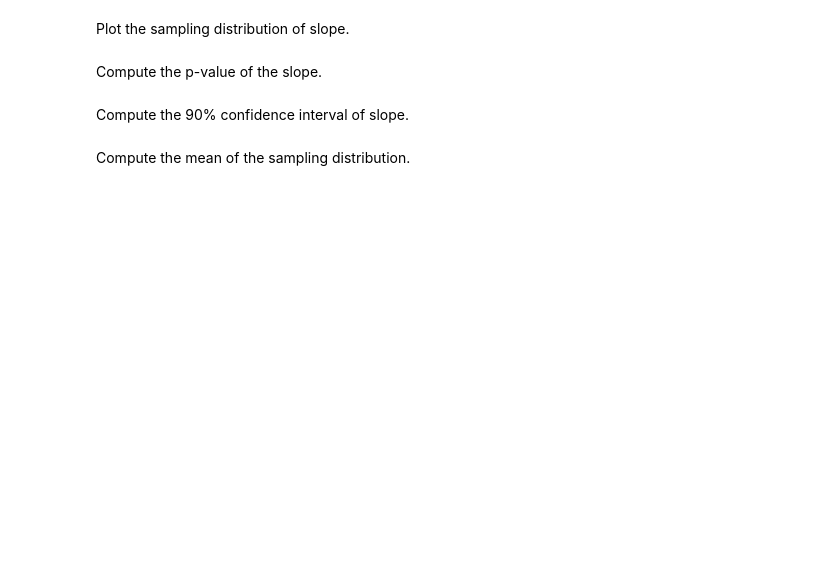
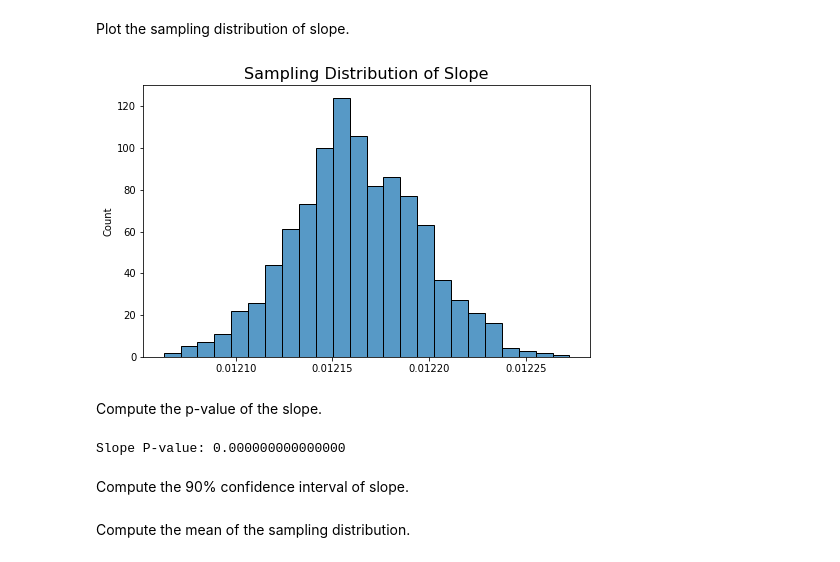
Before and after one commit to Morgan-Sell/ThinkStats2, a Jupyter notebook: code/chap10ex.ipynb, the cells around one changed output. Cells and saved outputs as stored; diff of their text form; code cells hidden in the pictures; blank space fills up the shorter version.

```diff
--- a/code/chap10ex.ipynb
+++ b/code/chap10ex.ipynb
@@ -590,0 +597,15 @@ Use resampling to compute sampling distributions for inter and slope.
+# %%
+# Solution goes here
+num_obs_per_sample = len(df)
+num_samples = 1000
+estimates = []
+
+for _ in range(num_samples):
+    indices = np.random.choice(df.index, num_obs_per_sample, replace=True)
+    sample = df.loc[indices]
+    log_weights_tmp = np.log(sample.wtkg2)
+    heights_tmp = sample.htm3
+    model_est = LeastSquares(heights_tmp, log_weights_tmp)
+    estimates.append(model_est)
+
+sampling_inters, sampling_slopes = zip(*estimates)
@@ -595,2 +616,10 @@ Plot the sampling distribution of slope.
+# %%
+# Solution goes here
+fig, ax = plt.subplots(figsize=(8,5))
+
+sns.histplot(sampling_slopes, ax=ax)
+ax.set_title("Sampling Distribution of Slope", fontsize=16);
+# %% [output]
+[figure, added]
 # %% [markdown]
 Compute the p-value of the slope.
@@ -599,3 +626,9 @@ Compute the p-value of the slope.
+# %%
+# Solution goes here
+slope_cdf = thinkstats2.Cdf(sampling_slopes)
+print(f"Slope P-value: {slope_cdf[0]:.15f}")
+# %% [output]
+Slope P-value: 0.000000000000000
 # %% [markdown]
 Compute the 90% confidence interval of slope.
 # %%
```
Also changed, not shown: parts of 27 cells of this notebook, 1 other file.
